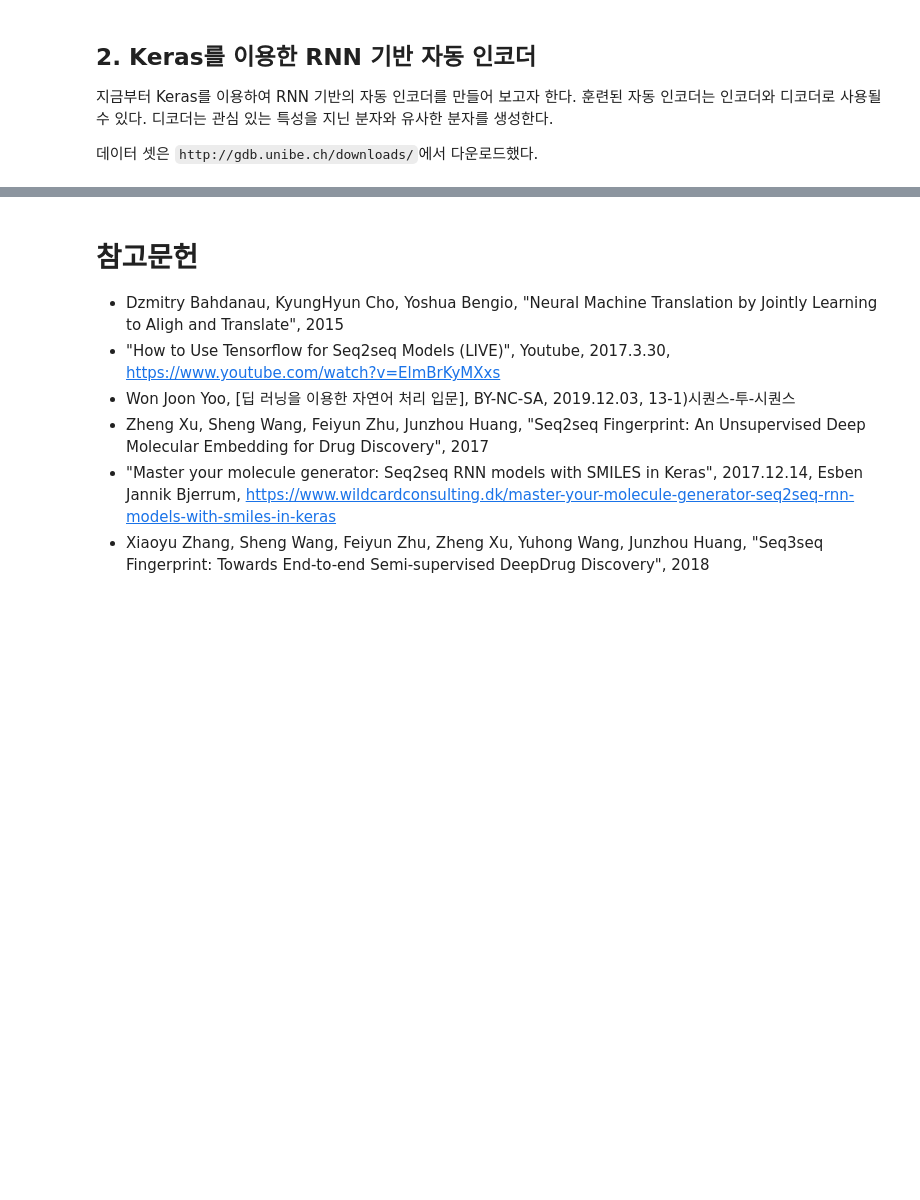
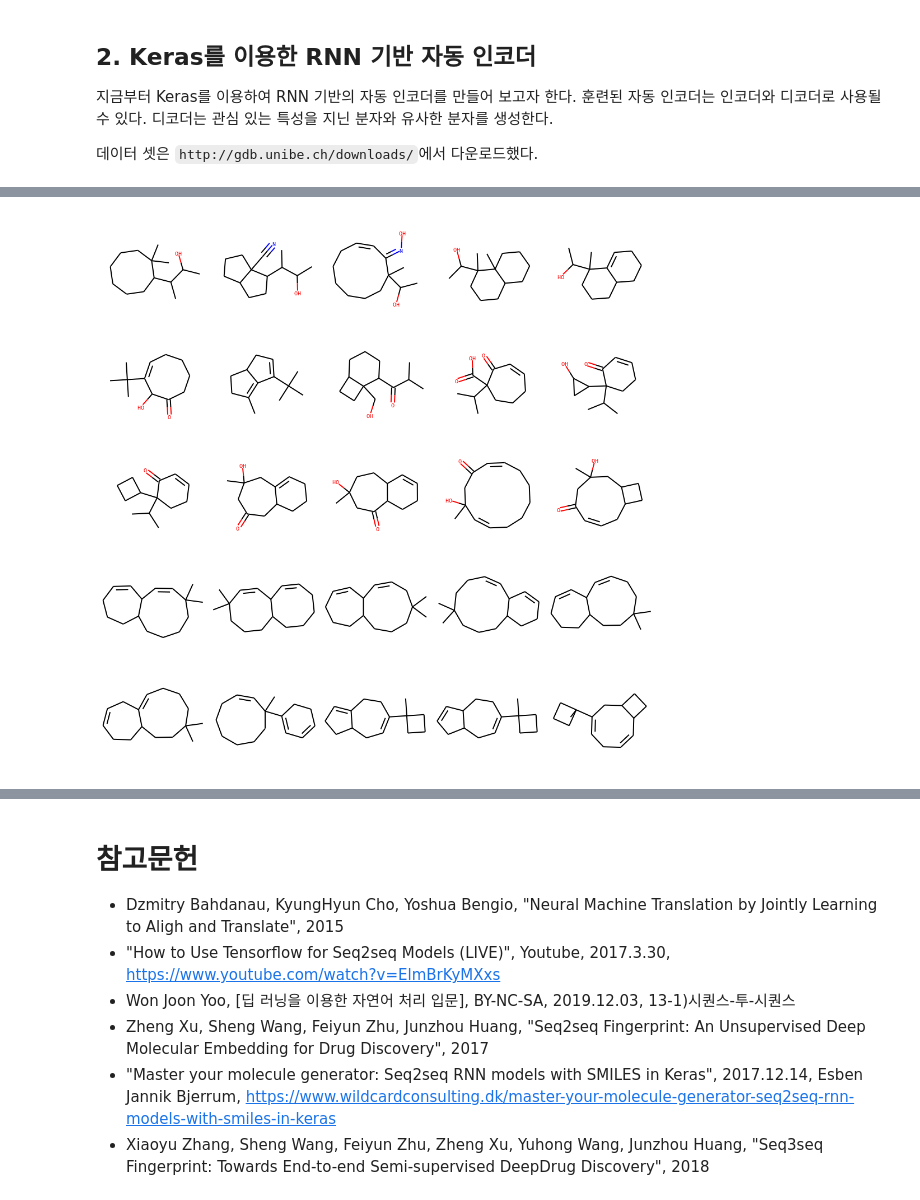
Before and after one commit to leegyuhi/oooooooooooooh, a Jupyter notebook: 공학전산응용_최종보고서.ipynb, the cells around one changed output, grey strips where cells are left out. Saved outputs shown, nothing was run; the diff lists cells and outputs as text; code cells hidden in the pictures; blank space fills up the shorter version.

```diff
--- a/공학전산응용_최종보고서.ipynb
+++ b/공학전산응용_최종보고서.ipynb
@@ -673,0 +884,7 @@ Seq2seq는 훈련 과정과 테스트 과정의 작동 방식이 조금 다릅
+# %%
+latent_input = Input(shape=(latent_dim,))
+#reuse_layers
+state_h_decoded_2 =  decode_h(latent_input)
+state_c_decoded_2 =  decode_c(latent_input)
+latent_to_states_model = Model(latent_input, [state_h_decoded_2, state_c_decoded_2])
+latent_to_states_model.save("Blog_simple_lat2state.h5")
@@ -673,0 +903,5 @@ Seq2seq는 훈련 과정과 테스트 과정의 작동 방식이 조금 다릅
+# %%
+#Transfer Weights
+for i in range(1,3):
+    sample_model.layers[i].set_weights(model.layers[i+6].get_weights())
+sample_model.save("Blog_simple_samplemodel.h5")
@@ -673,0 +1008,4 @@ Seq2seq는 훈련 과정과 테스트 과정의 작동 방식이 조금 다릅
+# %%
+smiles = latent_to_smiles(x_latent[0:1])
+print(smiles)
+print(smiles_test.iloc[0])
@@ -673,0 +1015,11 @@ Seq2seq는 훈련 과정과 테스트 과정의 작동 방식이 조금 다릅
+# %%
+wrong = 0
+for i in range(1000):
+    smiles = latent_to_smiles(x_latent[i:i+1])
+    mol = Chem.MolFromSmiles(smiles)
+    if mol:
+        pass
+    else:
+        print(smiles)
+        wrong = wrong + 1
+print("%0.1F percent wrongly formatted smiles"%(wrong/float(1000)*100))
@@ -673,0 +1044,20 @@ Seq2seq는 훈련 과정과 테스트 과정의 작동 방식이 조금 다릅
+# %%
+#Interpolation test in latent_space
+i = 0
+j= 2
+latent1 = x_latent[j:j+1]
+latent0 = x_latent[i:i+1]
+mols1 = []
+ratios = np.linspace(0,1,25)
+for r in ratios:
+    #print r
+    rlatent = (1.0-r)*latent0 + r*latent1
+    smiles  = latent_to_smiles(rlatent)
+    mol = Chem.MolFromSmiles(smiles)
+    if mol:
+        mols1.append(mol)
+    else:
+        print(smiles)
+Draw.MolsToGridImage(mols1, molsPerRow=5)
+# %% [output]
+[figure, added]
```
Also changed, not shown: parts of 27 cells of this notebook.
